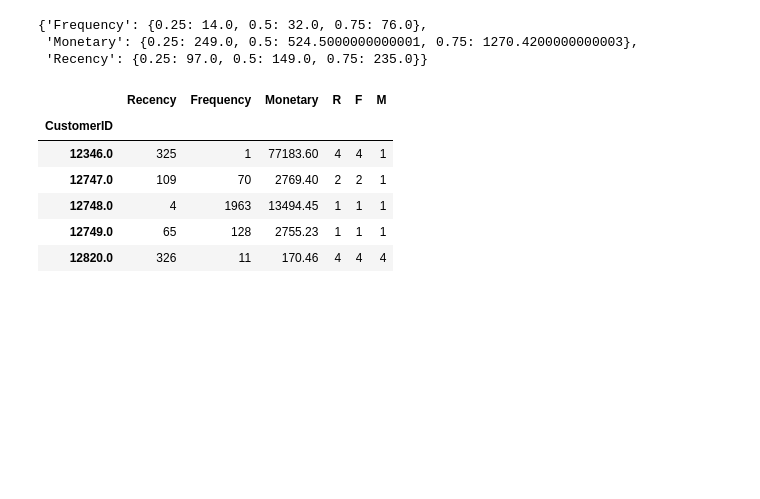
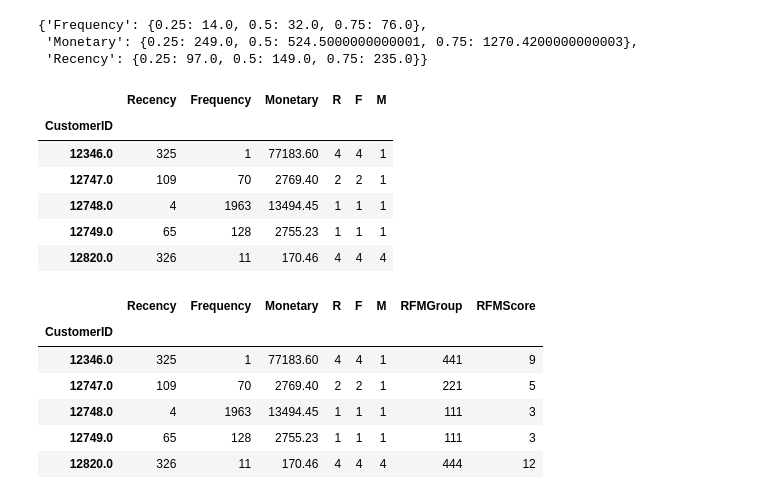
Before and after one commit to shilpi8504/FRM-Analysis, a Jupyter notebook: FRM_Analysis.ipynb, the cells around one changed output. Drawn from its saved outputs; the diff is of its cells as text; code cells hidden in the pictures; blank space fills up the shorter version.

```diff
--- a/FRM_Analysis.ipynb
+++ b/FRM_Analysis.ipynb
@@ -261,3 +261,18 @@ RFMScores.head()
 | 12748.0 | 4 | 1963 | 13494.45 | 1 | 1 | 1 |
 | 12749.0 | 65 | 128 | 2755.23 | 1 | 1 | 1 |
 | 12820.0 | 326 | 11 | 170.46 | 4 | 4 | 4 |
+# %%
+#Calculate and Add RFMGroup value column showing combined concatenated score of RFM
+RFMScores['RFMGroup'] = RFMScores.R.map(str) + RFMScores.F.map(str) + RFMScores.M.map(str)
+
+#Calculate and Add RFMScore value column showing total sum of RFMGroup values
+RFMScores['RFMScore'] = RFMScores[['R', 'F', 'M']].sum(axis = 1)
+RFMScores.head()
+# %% [output]
+|  | Recency | Frequency | Monetary | R | F | M | RFMGroup | RFMScore |
+| CustomerID |  |  |  |  |  |  |  |  |
+| 12346.0 | 325 | 1 | 77183.60 | 4 | 4 | 1 | 441 | 9 |
+| 12747.0 | 109 | 70 | 2769.40 | 2 | 2 | 1 | 221 | 5 |
+| 12748.0 | 4 | 1963 | 13494.45 | 1 | 1 | 1 | 111 | 3 |
+| 12749.0 | 65 | 128 | 2755.23 | 1 | 1 | 1 | 111 | 3 |
+| 12820.0 | 326 | 11 | 170.46 | 4 | 4 | 4 | 444 | 12 |
```
Also changed, not shown: parts of 2 cells of this notebook.
